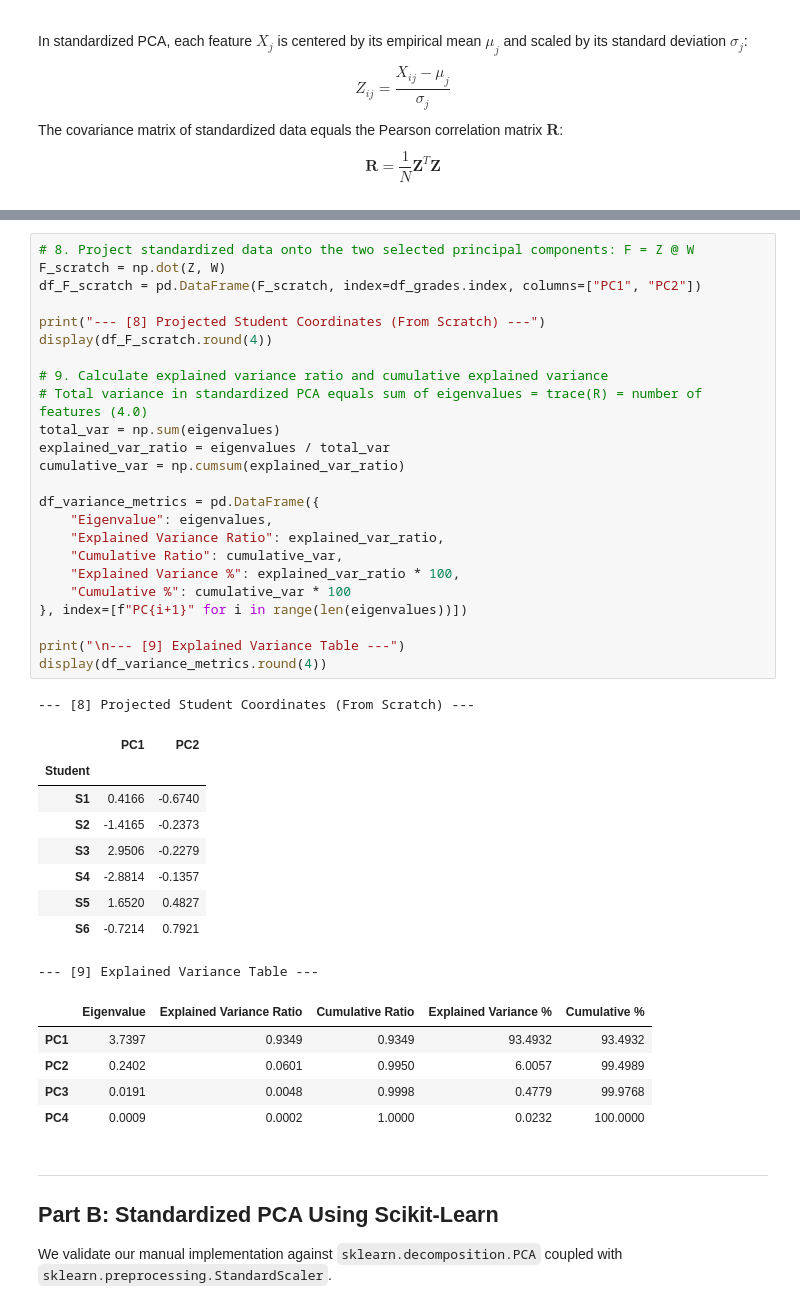
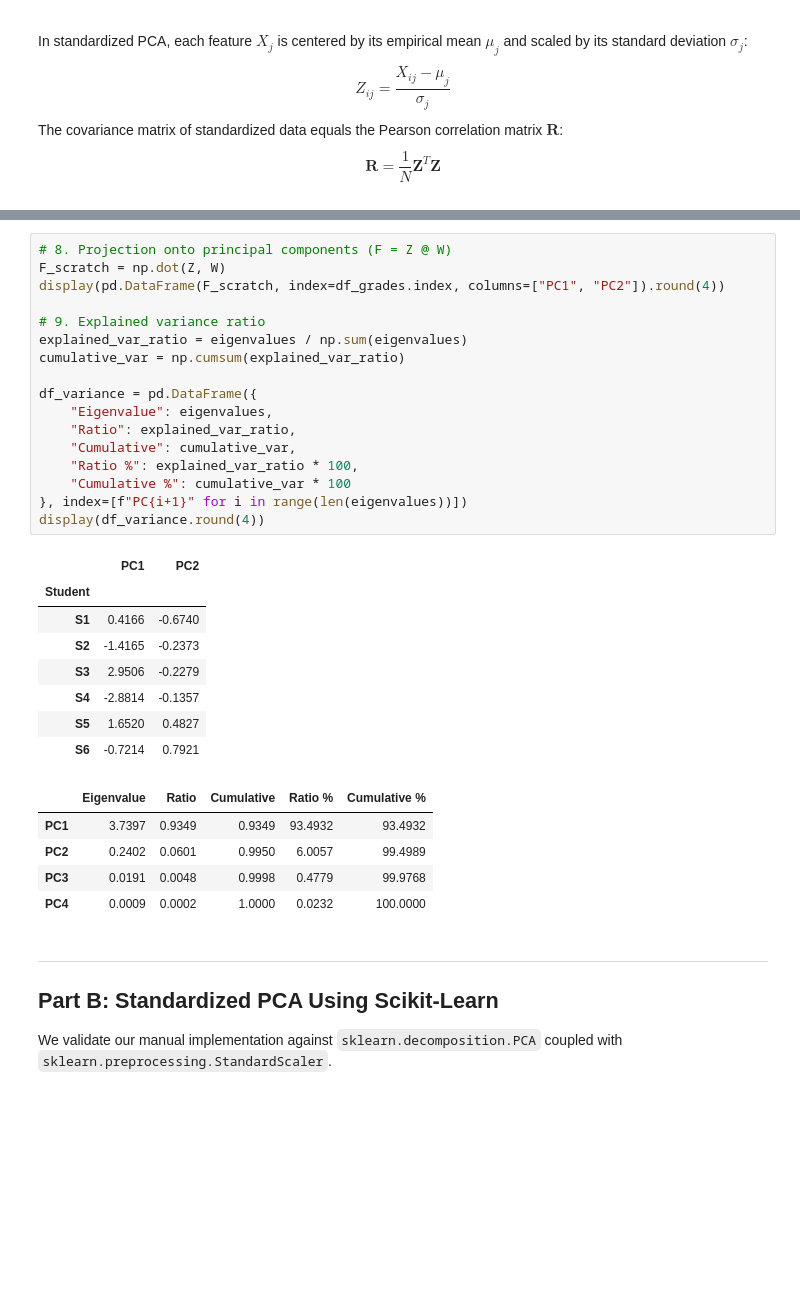
Before and after one commit to BENRAHMOUNEANES/machine-learning-tp2-anes-benrahmoune, a Jupyter notebook: TP2_Standardized_PCA.ipynb, the cells around one changed output, grey strips where cells are left out. Saved outputs shown, nothing was run; the diff lists cells and outputs as text; blank space fills up the shorter version.

```diff
--- a/TP2_Standardized_PCA.ipynb
+++ b/TP2_Standardized_PCA.ipynb
@@ -162,39 +122,30 @@ Component 4: lambda = 0.0009
 # %%
-# 8. Project standardized data onto the two selected principal components: F = Z @ W
+# 8. Projection onto principal components (F = Z @ W)
 F_scratch = np.dot(Z, W)
-df_F_scratch = pd.DataFrame(F_scratch, index=df_grades.index, columns=["PC1", "PC2"])
+display(pd.DataFrame(F_scratch, index=df_grades.index, columns=["PC1", "PC2"]).round(4))
 
-print("--- [8] Projected Student Coordinates (From Scratch) ---")
-display(df_F_scratch.round(4))
-
-# 9. Calculate explained variance ratio and cumulative explained variance
-# Total variance in standardized PCA equals sum of eigenvalues = trace(R) = number of features (4.0)
-total_var = np.sum(eigenvalues)
-explained_var_ratio = eigenvalues / total_var
+# 9. Explained variance ratio
+explained_var_ratio = eigenvalues / np.sum(eigenvalues)
 cumulative_var = np.cumsum(explained_var_ratio)
 
-df_variance_metrics = pd.DataFrame({
+df_variance = pd.DataFrame({
     "Eigenvalue": eigenvalues,
-    "Explained Variance Ratio": explained_var_ratio,
-    "Cumulative Ratio": cumulative_var,
-    "Explained Variance %": explained_var_ratio * 100,
+    "Ratio": explained_var_ratio,
+    "Cumulative": cumulative_var,
+    "Ratio %": explained_var_ratio * 100,
     "Cumulative %": cumulative_var * 100
 }, index=[f"PC{i+1}" for i in range(len(eigenvalues))])
-
-print("\n--- [9] Explained Variance Table ---")
-display(df_variance_metrics.round(4))
+display(df_variance.round(4))
 # %% [output]
---- [8] Projected Student Coordinates (From Scratch) ---
 |  | PC1 | PC2 |
 | Student |  |  |
 | S1 | 0.4166 | -0.6740 |
 | S2 | -1.4165 | -0.2373 |
 | S3 | 2.9506 | -0.2279 |
 | S4 | -2.8814 | -0.1357 |
 | S5 | 1.6520 | 0.4827 |
 | S6 | -0.7214 | 0.7921 |
---- [9] Explained Variance Table ---
-|  | Eigenvalue | Explained Variance Ratio | Cumulative Ratio | Explained Variance % | Cumulative % |
+|  | Eigenvalue | Ratio | Cumulative | Ratio % | Cumulative % |
 | PC1 | 3.7397 | 0.9349 | 0.9349 | 93.4932 | 93.4932 |
 | PC2 | 0.2402 | 0.0601 | 0.9950 | 6.0057 | 99.4989 |
 | PC3 | 0.0191 | 0.0048 | 0.9998 | 0.4779 | 99.9768 |
```
Also changed, not shown: parts of 9 cells of this notebook, 1 other file.
